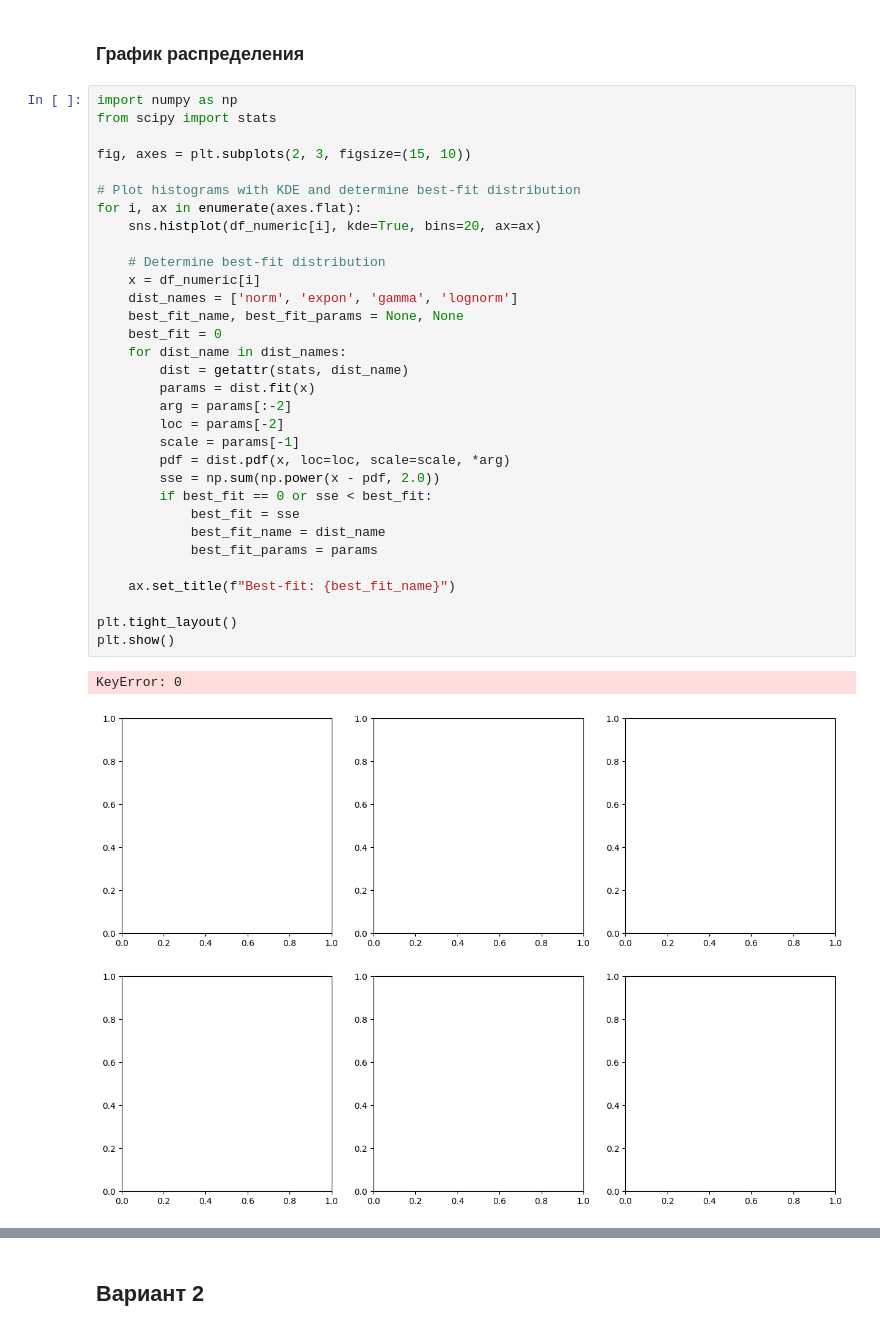
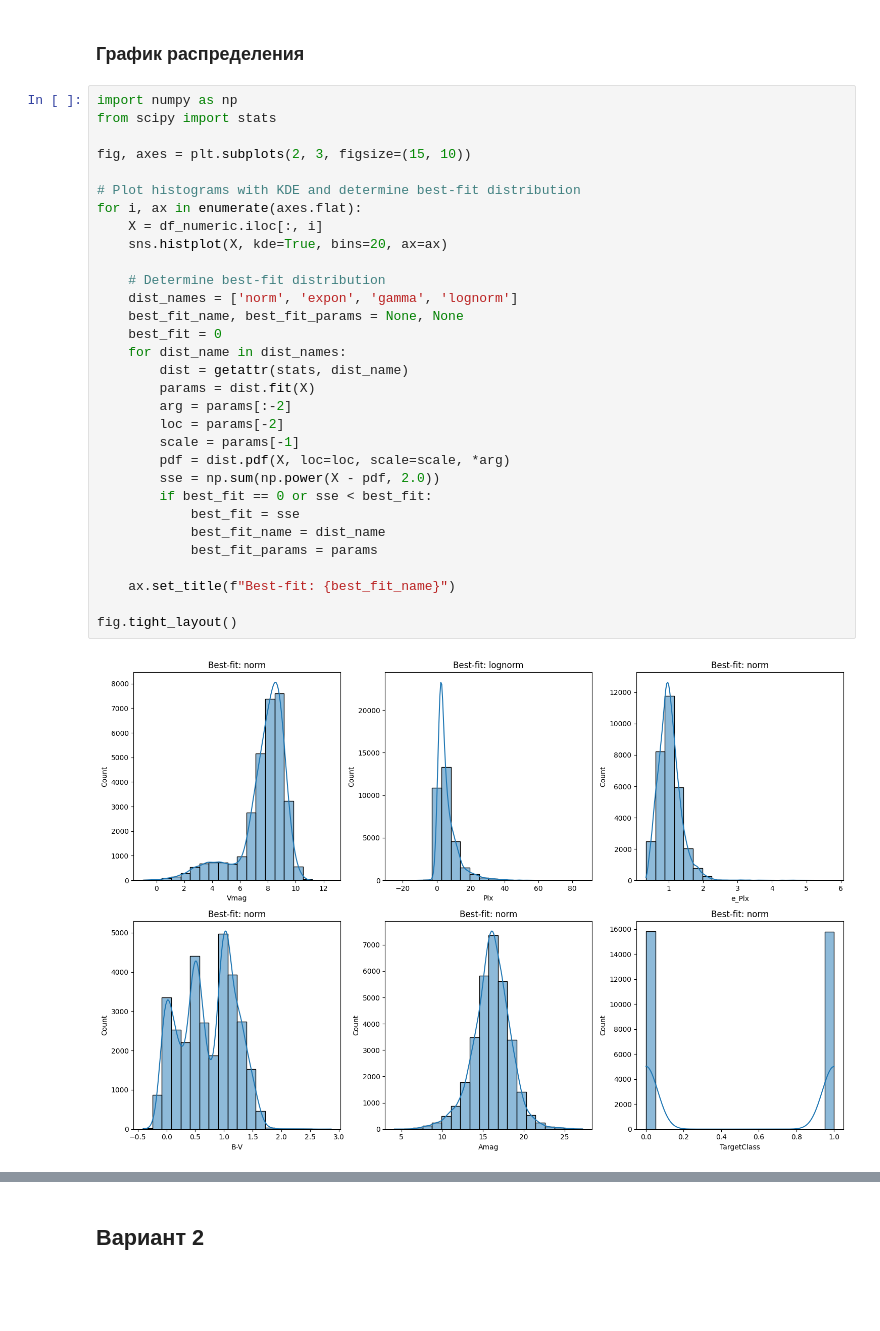
Before and after one commit to AndreDon0/ADA, a Jupyter notebook: Homework_7/ЦК_ДЗ_Визуализация_+_EDA.ipynb, the cells around one changed output, grey strips where cells are left out. Drawn from its saved outputs; the diff is of its cells as text; blank space fills up the shorter version.

```diff
--- a/Homework_7/ЦК_ДЗ_Визуализация_+_EDA.ipynb
+++ b/Homework_7/ЦК_ДЗ_Визуализация_+_EDA.ipynb
@@ -164,35 +191,33 @@ g.map(sns.kdeplot, levels=4, color=".2")
 # %%
 import numpy as np
 from scipy import stats
 
 fig, axes = plt.subplots(2, 3, figsize=(15, 10))
 
 # Plot histograms with KDE and determine best-fit distribution
 for i, ax in enumerate(axes.flat):
-    sns.histplot(df_numeric[i], kde=True, bins=20, ax=ax)
+    X = df_numeric.iloc[:, i]
+    sns.histplot(X, kde=True, bins=20, ax=ax)
 
     # Determine best-fit distribution
-    x = df_numeric[i]
     dist_names = ['norm', 'expon', 'gamma', 'lognorm']
     best_fit_name, best_fit_params = None, None
     best_fit = 0
     for dist_name in dist_names:
         dist = getattr(stats, dist_name)
-        params = dist.fit(x)
+        params = dist.fit(X)
         arg = params[:-2]
         loc = params[-2]
         scale = params[-1]
-        pdf = dist.pdf(x, loc=loc, scale=scale, *arg)
-        sse = np.sum(np.power(x - pdf, 2.0))
+        pdf = dist.pdf(X, loc=loc, scale=scale, *arg)
+        sse = np.sum(np.power(X - pdf, 2.0))
         if best_fit == 0 or sse < best_fit:
             best_fit = sse
             best_fit_name = dist_name
             best_fit_params = params
 
     ax.set_title(f"Best-fit: {best_fit_name}")
 
-plt.tight_layout()
-plt.show()
+fig.tight_layout()
 # %% [output]
-KeyError: 0
-[figure, old version]
+[figure, new version]
```
Also changed, not shown: parts of 13 cells of this notebook.
